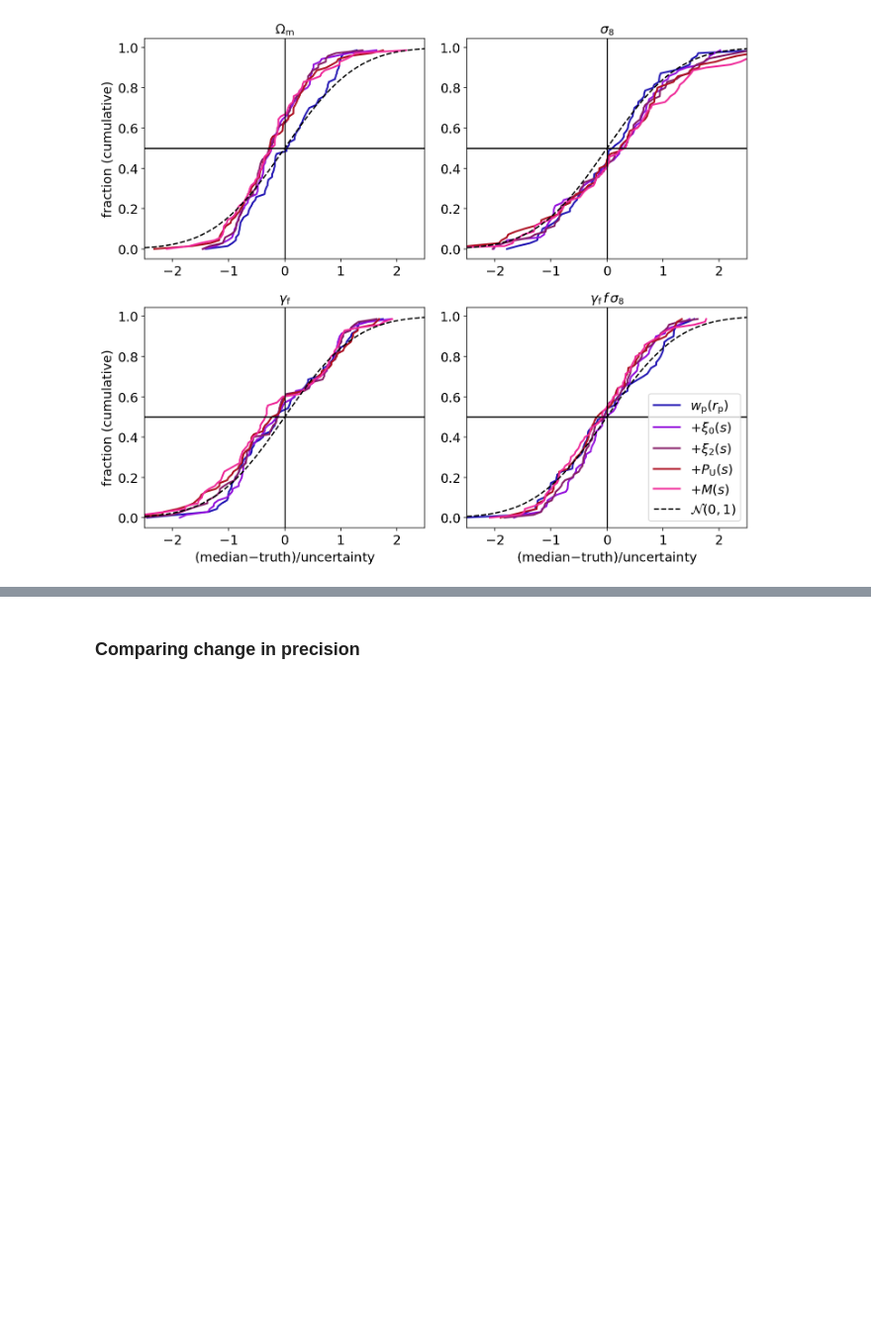
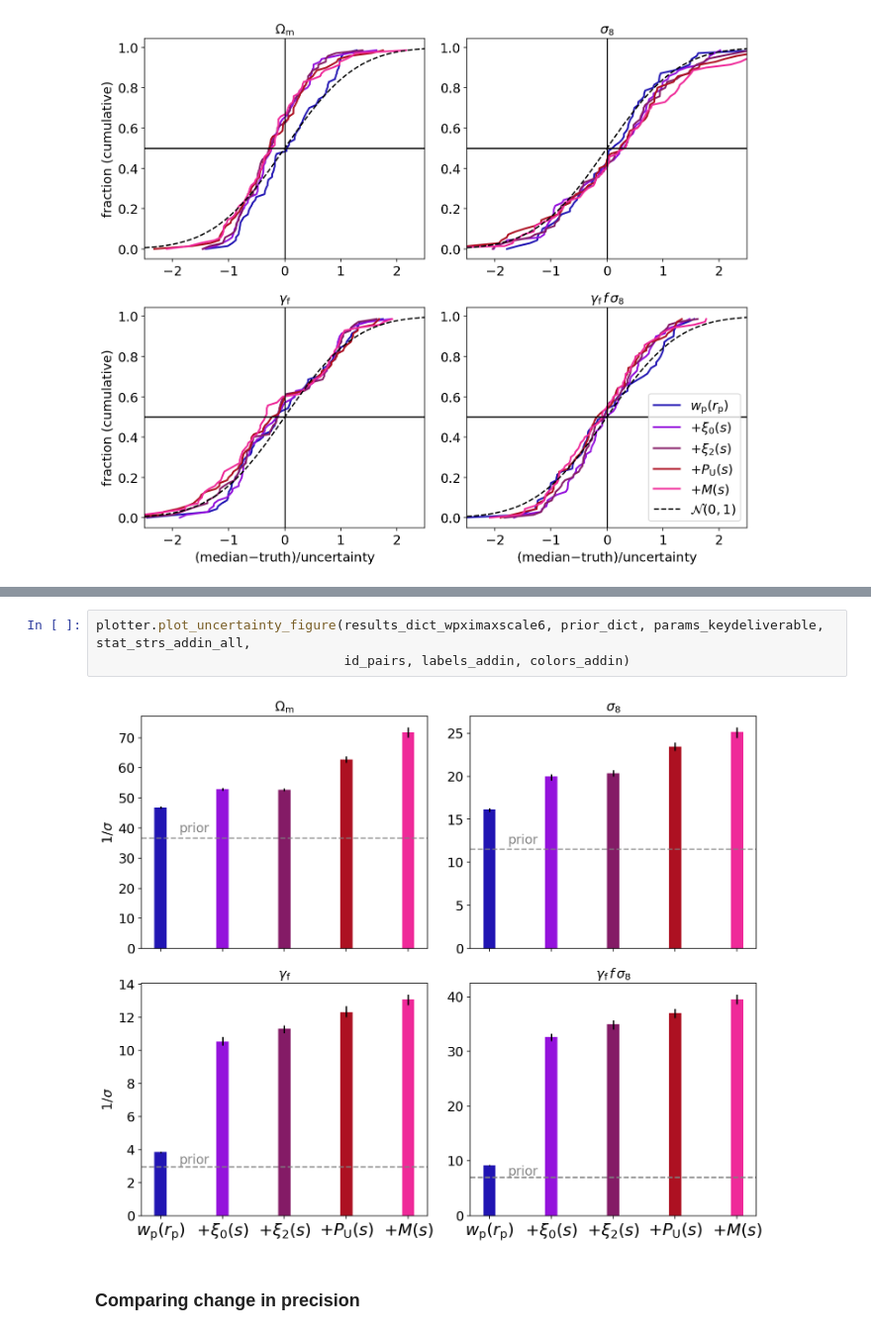
Before and after one commit to kstoreyf/aemulator, a Jupyter notebook: notebooks/2023-06-21_wp_bias_investigation.ipynb, the cells around one changed output, grey strips where cells are left out. Shown at 99% size. Drawn from its saved outputs; the diff is of its cells as text; blank space fills up the shorter version.

```diff
--- a/notebooks/2023-06-21_wp_bias_investigation.ipynb
+++ b/notebooks/2023-06-21_wp_bias_investigation.ipynb
@@ -257,3 +283,8 @@ plotter.plot_cumulative_dist_figure(results_dict_wpmaxscale6, params_keydelivera
+# %%
+plotter.plot_uncertainty_figure(results_dict_wpximaxscale6, prior_dict, params_keydeliverable, stat_strs_addin_all,
+                                id_pairs, labels_addin, colors_addin)
+# %% [output]
+[figure, added]
 # %% [markdown]
 ### Comparing change in precision
 # %% [markdown]
```
Also changed, not shown: parts of 6 cells of this notebook, 10 other files.
